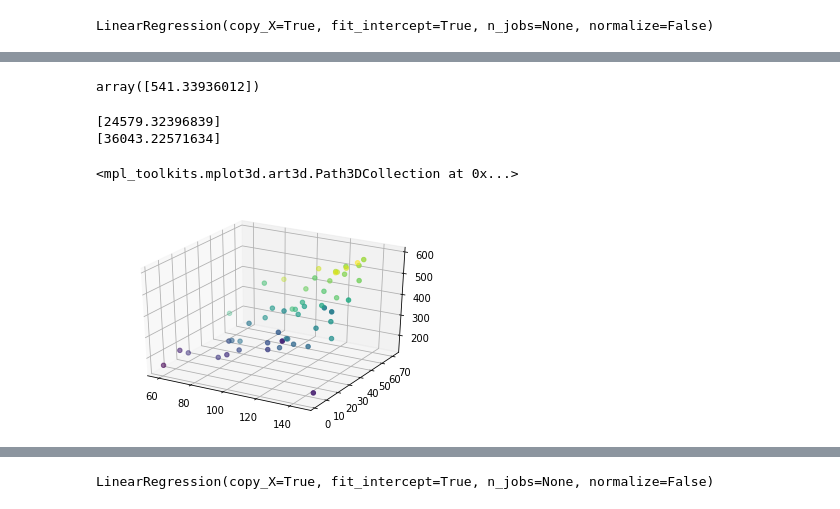
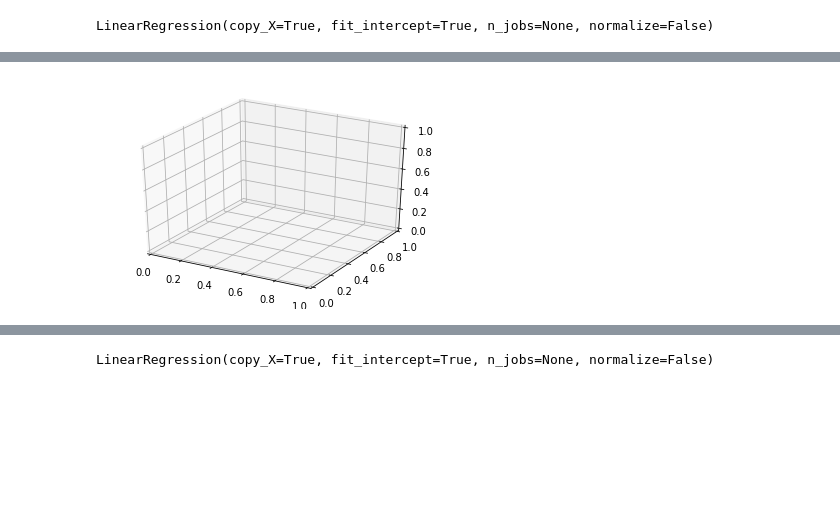
Before and after one commit to hithisiskwon/codes_I_wrote, a Jupyter notebook: Count_prediction.ipynb, the cells around one changed output, grey strips where cells are left out. Saved outputs shown, nothing was run; the diff lists cells and outputs as text; code cells hidden in the pictures; blank space fills up the shorter version.

```diff
--- a/Count_prediction.ipynb
+++ b/Count_prediction.ipynb
@@ -195,44 +141,20 @@ df3
 # %%
-lin3.predict([[119,71]])
+# lin3.predict([[119,71]])
-# %% [output]
-array([541.33936012])
-# %%
-aa = 0
-
-for a in range(45,90):
-    aa = aa+lin.predict([[a]])
-
-
-print(aa)
-
-bb = 0
-
-for b in range(90,135):
-    bb = bb+lin.predict([[b]])
-
-
-print(bb)
-
-print()
-# %% [output]
-[24579.32396839]
-[36043.22571634]
 # %%
 df4 = df3.copy()
 min_thr4, max_thr4 = df4.M_T.quantile([0.11, 0.89])
 df4 = df4.loc[ (df4.M_T < max_thr4) & (df4.M_T > min_thr4) ]
 df4.reset_index(inplace=True)
 
 from mpl_toolkits import mplot3d
 fig = plt.figure()
 ax = plt.axes(projection='3d')
 zline = df4.Y
 xline = df4.M_T
 yline = df4.XX
-ax.scatter3D(xline, yline, zline, c=yline)
+# ax.scatter3D(xline, yline, zline, c=yline)
 # %% [output]
-<mpl_toolkits.mplot3d.art3d.Path3DCollection at 0x...>
-[figure, old version]
+[figure, new version]
 # %%
 df4
 df4.drop(columns='index', inplace=True)
```
Also changed, not shown: parts of 15 cells of this notebook.
